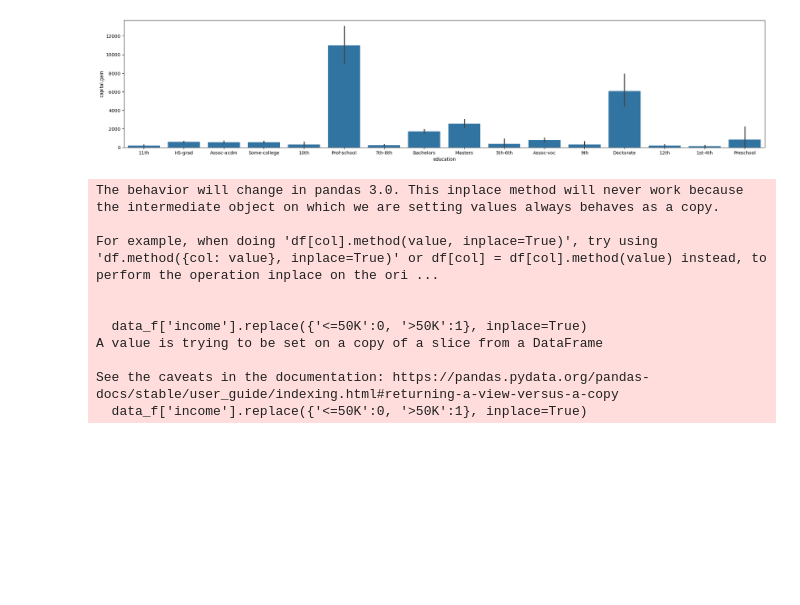
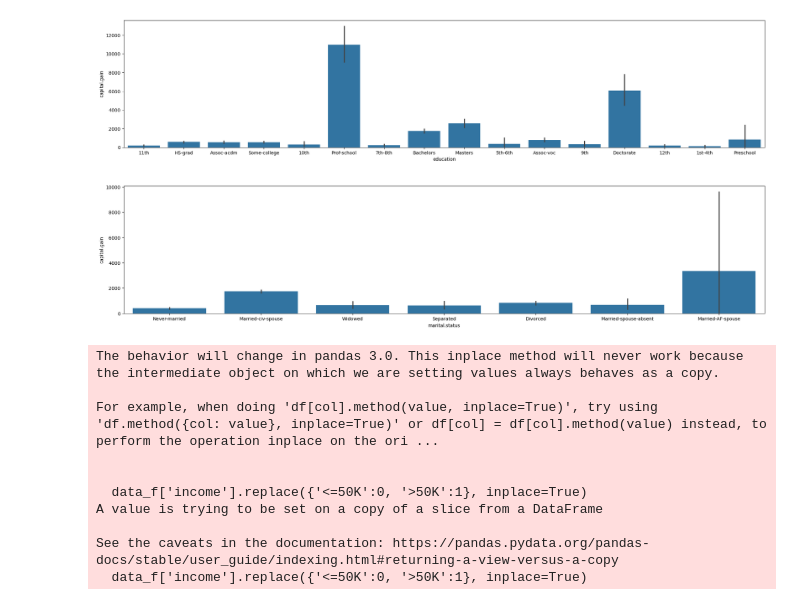
Before and after one commit to vgry5/Predicting-whether-income-exceeds-50K-yr-based-on-census-data, a Jupyter notebook: sol.ipynb, the cells around one changed output. Saved outputs shown, nothing was run; the diff lists cells and outputs as text; code cells hidden in the pictures; blank space fills up the shorter version.

```diff
--- a/sol.ipynb
+++ b/sol.ipynb
@@ -118,6 +115,13 @@ plt.xlabel=('Sex')
 plt.ylabel=('Capital Gain')
 # %% [output]
 [figure]
+# %%
+plt.figure(figsize=(20,5))
+sns.barplot(x ='marital.status' , y='capital.gain', data = data_f)
+plt.xlabel=('Sex')
+plt.ylabel=('Capital Gain')
+# %% [output]
+[figure, added]
 # %%
 data_f['income'].replace({'<=50K':0, '>50K':1}, inplace=True)
 data_f
```
Also changed, not shown: parts of 47 cells of this notebook.
